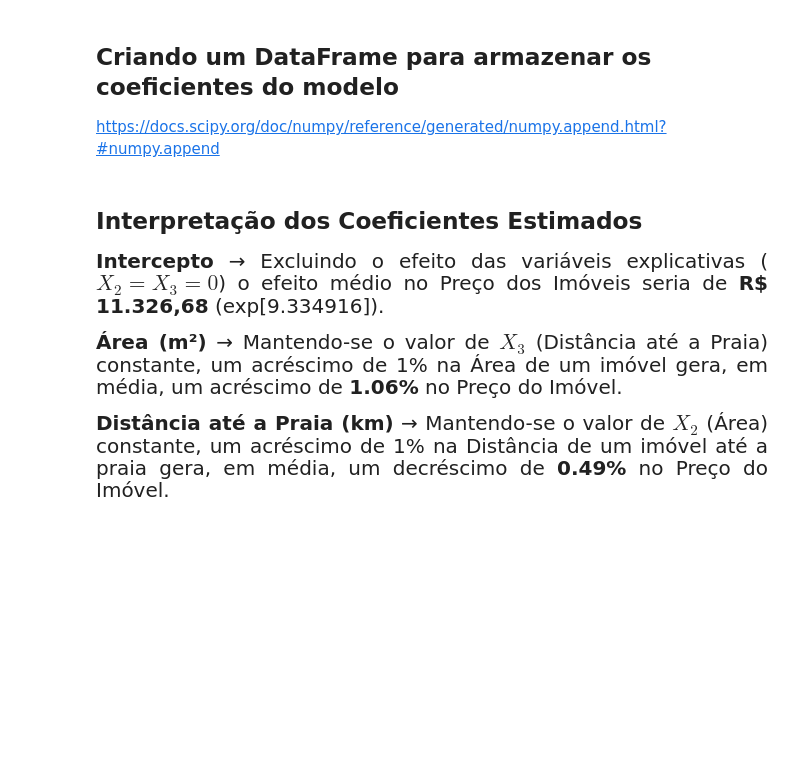
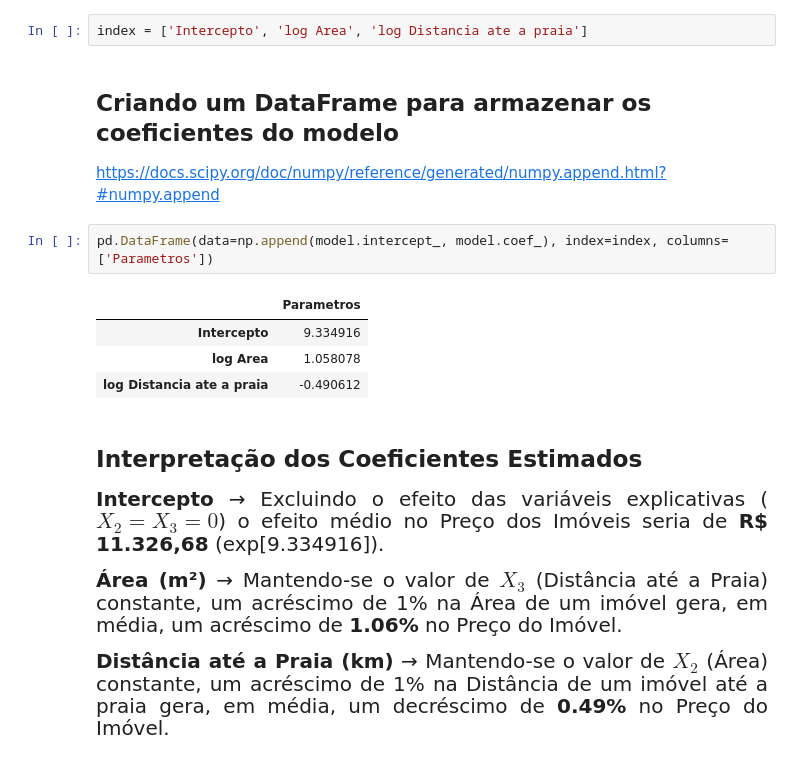
Before and after one commit to Igorth/alura_data_science, a Jupyter notebook: Data Science - Regressao Linear, assimetria, statsmodel/Projeto/Regressao Linear.ipynb, the cells around one changed output. Drawn from its saved outputs; the diff is of its cells as text; blank space fills up the shorter version.

```diff
--- a/Data Science - Regressao Linear, assimetria, statsmodel/Projeto/Regressao Linear.ipynb
+++ b/Data Science - Regressao Linear, assimetria, statsmodel/Projeto/Regressao Linear.ipynb
@@ -499,9 +539,18 @@ https://docs.scipy.org/doc/numpy-1.15.0/reference/generated/numpy.exp.html
 # %% [markdown]
 ## Criando uma lista com os nomes das variáveis do modelo
+# %%
+index = ['Intercepto', 'log Area', 'log Distancia ate a praia']
 # %% [markdown]
 ## Criando um DataFrame para armazenar os coeficientes do modelo
 
 https://docs.scipy.org/doc/numpy/reference/generated/numpy.append.html?#numpy.append
+# %%
+pd.DataFrame(data=np.append(model.intercept_, model.coef_), index=index, columns=['Parametros'])
+# %% [output]
+|  | Parametros |
+| Intercepto | 9.334916 |
+| log Area | 1.058078 |
+| log Distancia ate a praia | -0.490612 |
 # %% [markdown]
 ## Interpretação dos Coeficientes Estimados
 
```
Also changed, not shown: parts of 15 cells of this notebook.
